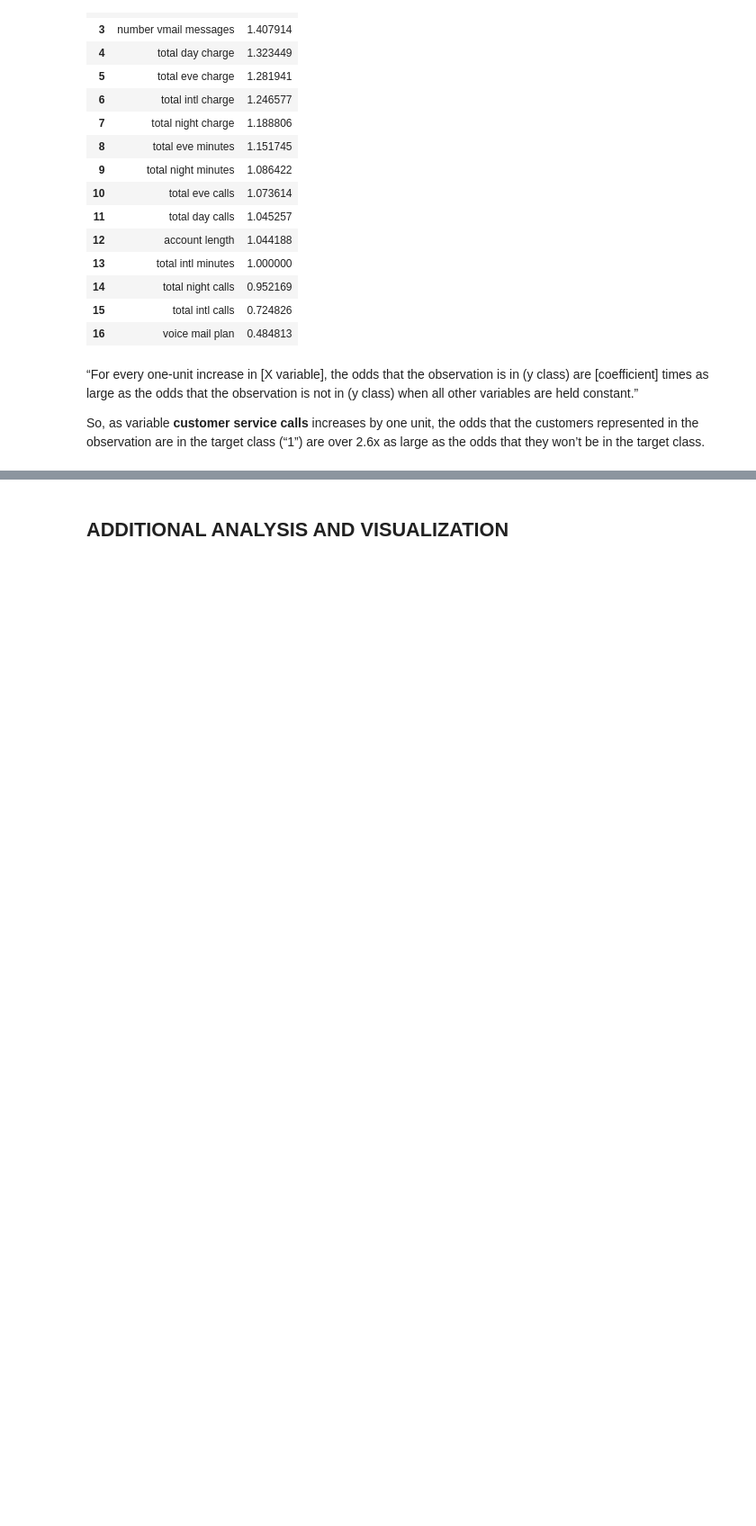
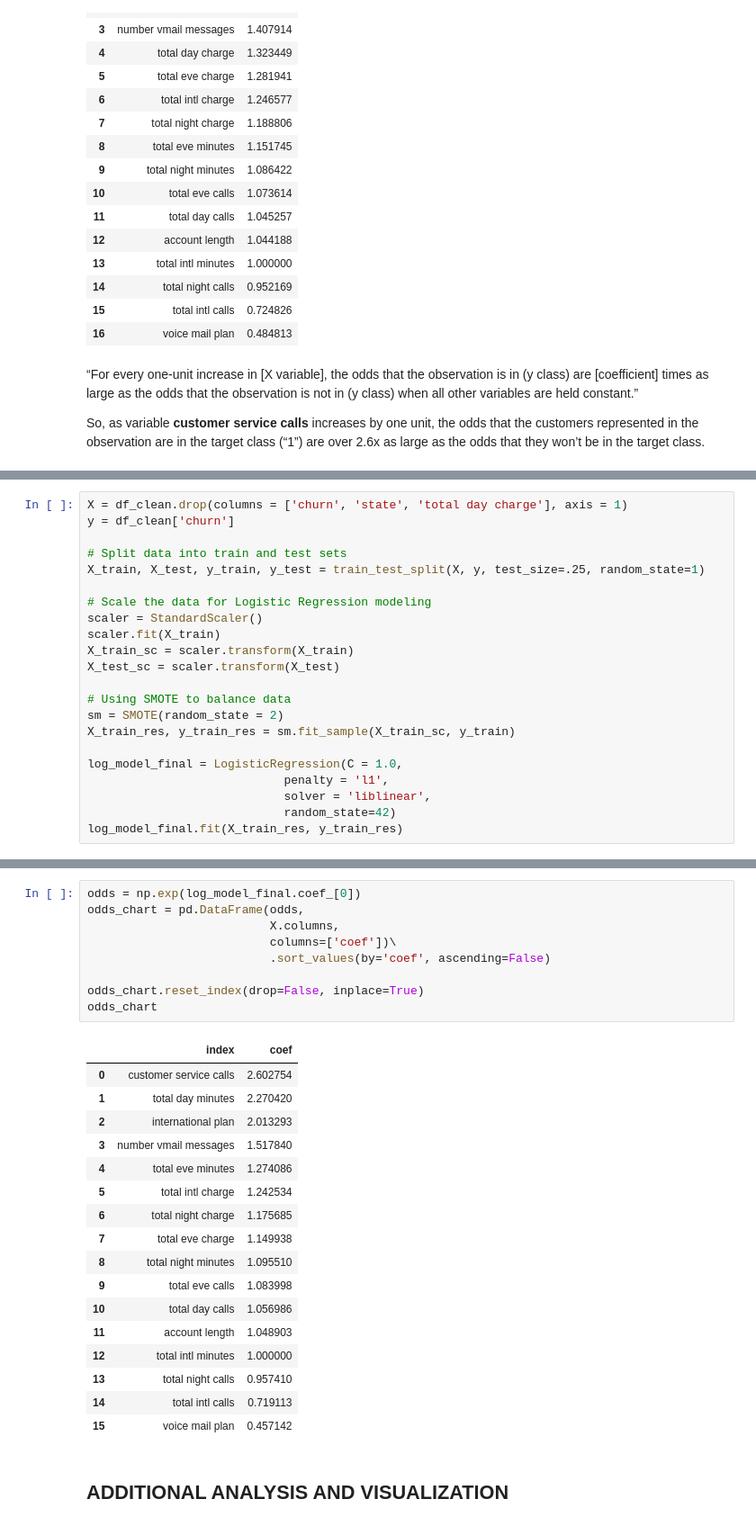
Before and after one commit to jswec/Phase-3-Project, a Jupyter notebook: Paul.ipynb, the cells around one changed output, grey strips where cells are left out. Shown at 90% size. Drawn from its saved outputs; the diff is of its cells as text; blank space fills up the shorter version.

Commit message:
actual final model

```diff
--- a/Paul.ipynb
+++ b/Paul.ipynb
@@ -815,0 +802,22 @@ So, as variable **customer service calls** increases by one unit, the odds that
+# %%
+X = df_clean.drop(columns = ['churn', 'state', 'total day charge'], axis = 1)
+y = df_clean['churn']
+
+# Split data into train and test sets
+X_train, X_test, y_train, y_test = train_test_split(X, y, test_size=.25, random_state=1)
+
+# Scale the data for Logistic Regression modeling
+scaler = StandardScaler()
+scaler.fit(X_train)
+X_train_sc = scaler.transform(X_train)
+X_test_sc = scaler.transform(X_test)
+
+# Using SMOTE to balance data
+sm = SMOTE(random_state = 2)
+X_train_res, y_train_res = sm.fit_sample(X_train_sc, y_train)
+
+log_model_final = LogisticRegression(C = 1.0,
+                            penalty = 'l1',
+                            solver = 'liblinear',
+                            random_state=42)
+log_model_final.fit(X_train_res, y_train_res)
@@ -816,3 +871,30 @@ So, as variable **customer service calls** increases by one unit, the odds that
+# %%
+odds = np.exp(log_model_final.coef_[0])
+odds_chart = pd.DataFrame(odds,
+                          X.columns,
+                          columns=['coef'])\
+                          .sort_values(by='coef', ascending=False)
+
+odds_chart.reset_index(drop=False, inplace=True)
+odds_chart
+# %% [output]
+|  | index | coef |
+| 0 | customer service calls | 2.602754 |
+| 1 | total day minutes | 2.270420 |
+| 2 | international plan | 2.013293 |
+| 3 | number vmail messages | 1.517840 |
+| 4 | total eve minutes | 1.274086 |
+| 5 | total intl charge | 1.242534 |
+| 6 | total night charge | 1.175685 |
+| 7 | total eve charge | 1.149938 |
+| 8 | total night minutes | 1.095510 |
+| 9 | total eve calls | 1.083998 |
+| 10 | total day calls | 1.056986 |
+| 11 | account length | 1.048903 |
+| 12 | total intl minutes | 1.000000 |
+| 13 | total night calls | 0.957410 |
+| 14 | total intl calls | 0.719113 |
+| 15 | voice mail plan | 0.457142 |
 # %% [markdown]
 ## ADDITIONAL ANALYSIS AND VISUALIZATION
 # %%
```
Also changed, not shown: parts of 9 cells of this notebook, 1 other file.
